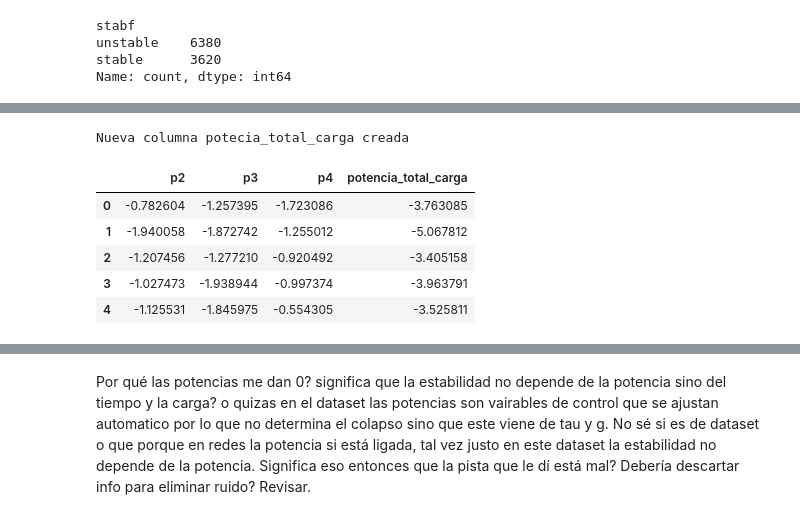
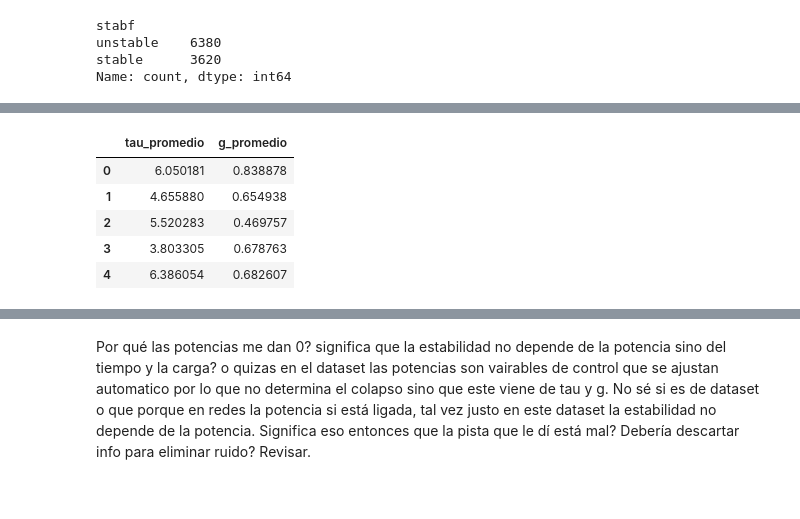
Before and after one commit to samiravergara-bit/Proyecto-1-Red-El-ctrica, a Jupyter notebook: Estabilidad electrica.ipynb, the cells around one changed output, grey strips where cells are left out. Cells and saved outputs as stored; diff of their text form; code cells hidden in the pictures.

```diff
--- a/Estabilidad electrica.ipynb
+++ b/Estabilidad electrica.ipynb
@@ -60,18 +69,14 @@ import seaborn as sns
 # %%
 #Feature Engineering
-#Sumo las potencias de los 3 consumidores para crear una nueva pista
-datos["potencia_total_carga"] = datos["p2"] + datos["p3"] + datos["p4"]
+#Al principio usé la potencia pero al parecer, contraria a la lógica física este dataset no usa la potencia para determinar estabildiad eléctrica
+datos["tau_promedio"] = (datos["tau1"] + datos["tau2"] + datos["tau3"] + datos["tau4"]) / 4
+datos["g_promedio"] = (datos["g1"] + datos["g2"] + datos["g3"] + datos["g4"]) / 4
 
-print("Nueva columna potecia_total_carga creada")
+display(datos[["tau_promedio", "g_promedio"]].head())
 # %% [output]
-Nueva columna potecia_total_carga creada
+|  | tau_promedio | g_promedio |
+| 0 | 6.050181 | 0.838878 |
+| 1 | 4.655880 | 0.654938 |
+| 2 | 5.520283 | 0.469757 |
+| 3 | 3.803305 | 0.678763 |
+| 4 | 6.386054 | 0.682607 |
-# %%
-#Veo un pedacito de la tabla para comprobar que la suma se hizo bien
-display(datos[["p2","p3","p4","potencia_total_carga"]].head())
-# %% [output]
-|  | p2 | p3 | p4 | potencia_total_carga |
-| 0 | -0.782604 | -1.257395 | -1.723086 | -3.763085 |
-| 1 | -1.940058 | -1.872742 | -1.255012 | -5.067812 |
-| 2 | -1.207456 | -1.277210 | -0.920492 | -3.405158 |
-| 3 | -1.027473 | -1.938944 | -0.997374 | -3.963791 |
-| 4 | -1.125531 | -1.845975 | -0.554305 | -3.525811 |
```
Also changed, not shown: parts of 18 cells of this notebook.
